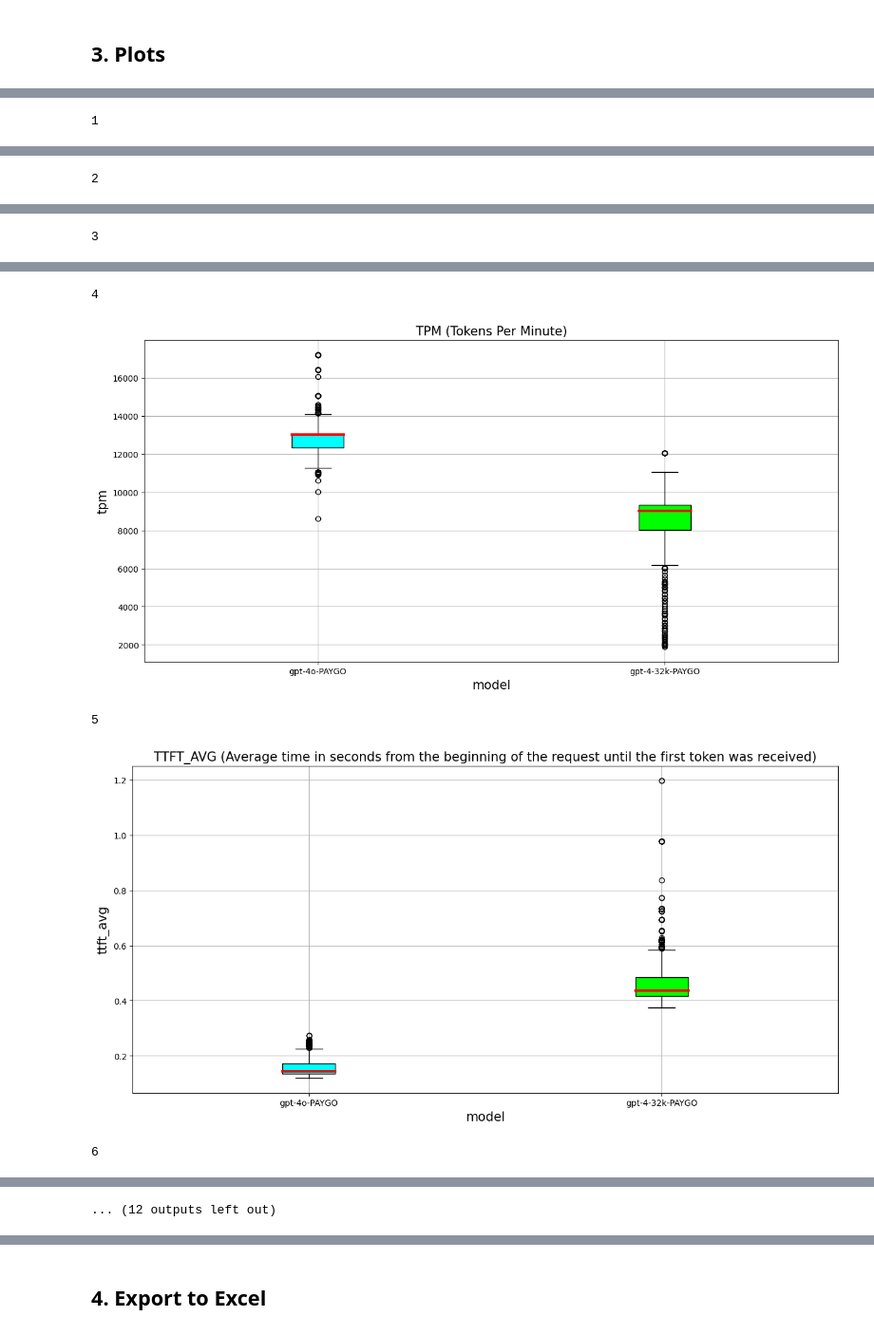
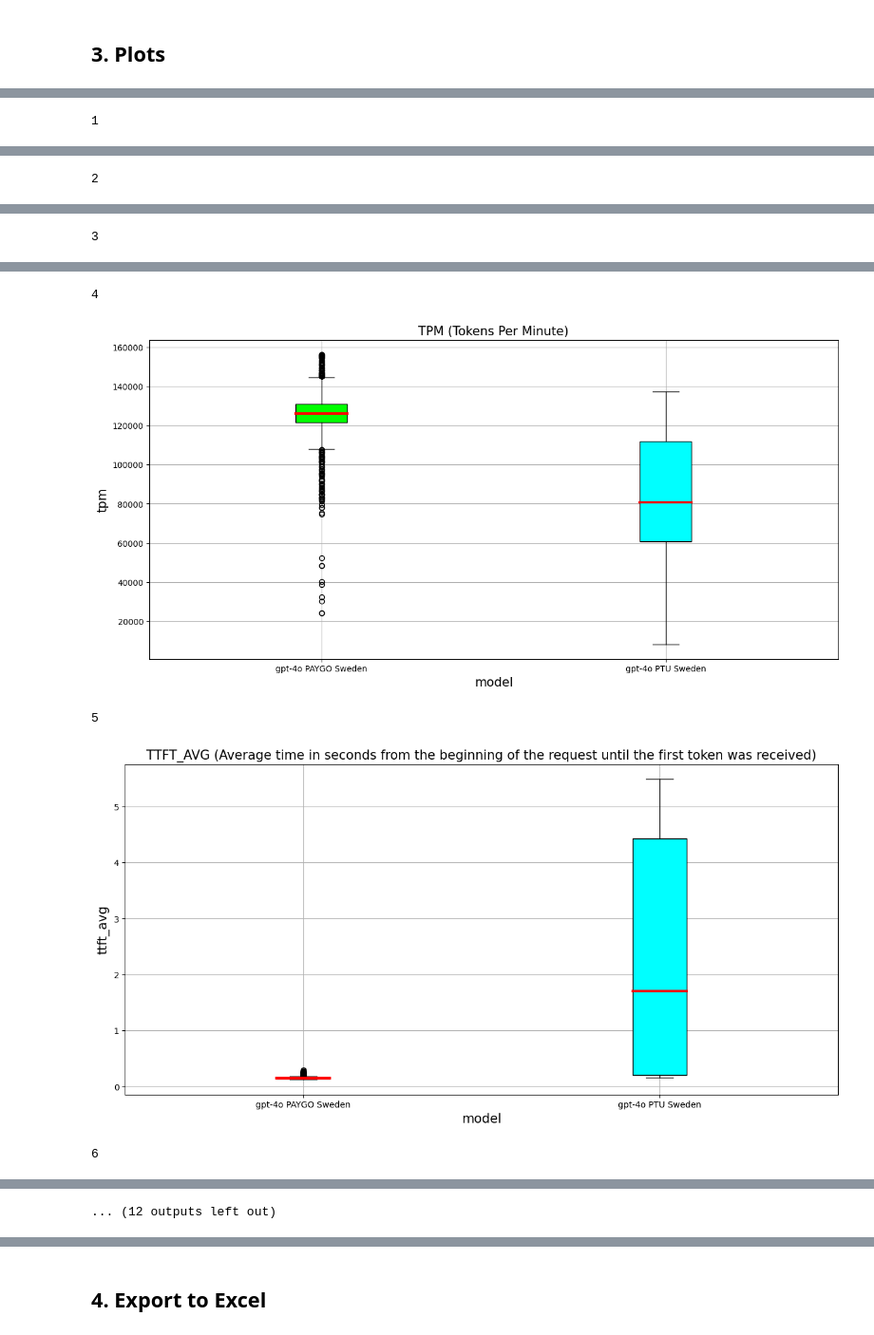
Before and after one commit to retkowsky/Azure-OpenAI-demos, a Jupyter notebook: Benchmarks/Azure_OpenAI_benchmarks_report.ipynb, the cells around one changed output, grey strips where cells are left out. Shown at 95% size. Cells and saved outputs as stored; diff of their text form; code cells hidden in the pictures.

```diff
--- a/Benchmarks/Azure_OpenAI_benchmarks_report.ipynb
+++ b/Benchmarks/Azure_OpenAI_benchmarks_report.ipynb
@@ -110,2 +143,7 @@ metrics_labels = {
 # %% [markdown]
 ## 2. All results
+# %%
+benchmark_files = get_list_benchmark_files(RESULTS_DIR)
+benchmark_files.sort()
+benchmark_files = benchmark_files[37:]
+benchmark_files
@@ -137,8 +175,8 @@ df = pd.concat(dfs, ignore_index=True)
 df = df.drop(['index', 'Unnamed: 0'], axis=1)
 percentage_columns = ['util_avg', 'util_95th']
 
-#for col in percentage_columns:
-    #df[col] = df[col].str.replace('%', '').astype(float).fillna(0)
+for col in percentage_columns:
+    df[col] = df[col].str.replace('%', '').astype(float).fillna(0)
 
 df = df[df['ttft_avg'] != 0]
 # %%
@@ -162,12 +200,12 @@ df
 # %%
-colors = [color1, color2]
+colors = [COLOR1, COLOR2]
 plt.figure(figsize=(15, 7))
 
 value_counts = df['model'].value_counts(sort=True)
 ax = value_counts.plot.barh(color=colors)
-plt.xlabel('Number', size=12)
-plt.ylabel('Model', size=12)
-plt.title('Number of runs for each model', size=15)
+plt.xlabel('Number', size=13)
+plt.ylabel('Model', size=13)
+plt.title(f"Number of runs for models {MODEL1} and {MODEL2}", size=15)
 
 for index, value in enumerate(value_counts):
     ax.text(value, index, str(value), va='center', ha='left', size=20)
@@ -301,10 +339,10 @@ for col in values_misc:
 # %%
 marker_size = 10
 idx = 1
-color_map = {'gpt-4o': color1, 'gpt-4-32k': color2}
+color_map = {MODEL1: COLOR1, MODEL2: COLOR2}
 legend_labels = {
-    'gpt-4o': 'gpt-4o-PAYGO',
-    'gpt-4-32k': 'gpt-4-32k-PAYGO'
+    MODEL1: MODEL1_LABEL,
+    MODEL2: MODEL2_LABEL
 }
 
 for col in cols_to_plot:
@@ -319,7 +357,7 @@ for col in cols_to_plot:
                     color=color_map[value],
                     s=marker_size)
 
-    plt.xticks(np.arange(0, len(df), step=200), size=8)
+    plt.xticks(np.arange(0, len(df), step=700), size=8)
     plt.xlabel('Index', fontsize=15)
     plt.ylabel(col, fontsize=15)
     plt.title(f'{col.upper()} ({metrics_labels[col]})', fontsize=15)
@@ -345,15 +383,15 @@ for col in cols_to_plot:
 ... (12 outputs left out)
 # %%
 idx = 1
-colors = [color1, color2]
+colors = [COLOR1, COLOR2]
 
 for col in cols_to_plot:
     plt.figure(figsize=(15, 7))
     print(idx)
-    data_paygo = df[df['model'] == 'gpt-4o'][col]
-    data_ptu =   df[df['model'] == 'gpt-4-32k'][col]
+    data_paygo = df[df['model'] == MODEL1][col]
+    data_ptu =   df[df['model'] == MODEL2][col]
     bp = plt.boxplot([data_paygo, data_ptu],
-                     labels=['gpt-4o-PAYGO', 'gpt-4-32k-PAYGO'],
+                     labels=[MODEL1_LABEL, MODEL2_LABEL],
                      patch_artist=True)
 
     for box, color in zip(bp['boxes'], colors):
@@ -378,5 +416,5 @@ for col in cols_to_plot:
 4
-[figure, old version]
+[figure, new version]
 5
-[figure, old version]
+[figure, new version]
 6
```
Also changed, not shown: parts of 21 cells of this notebook, 3 other files.
